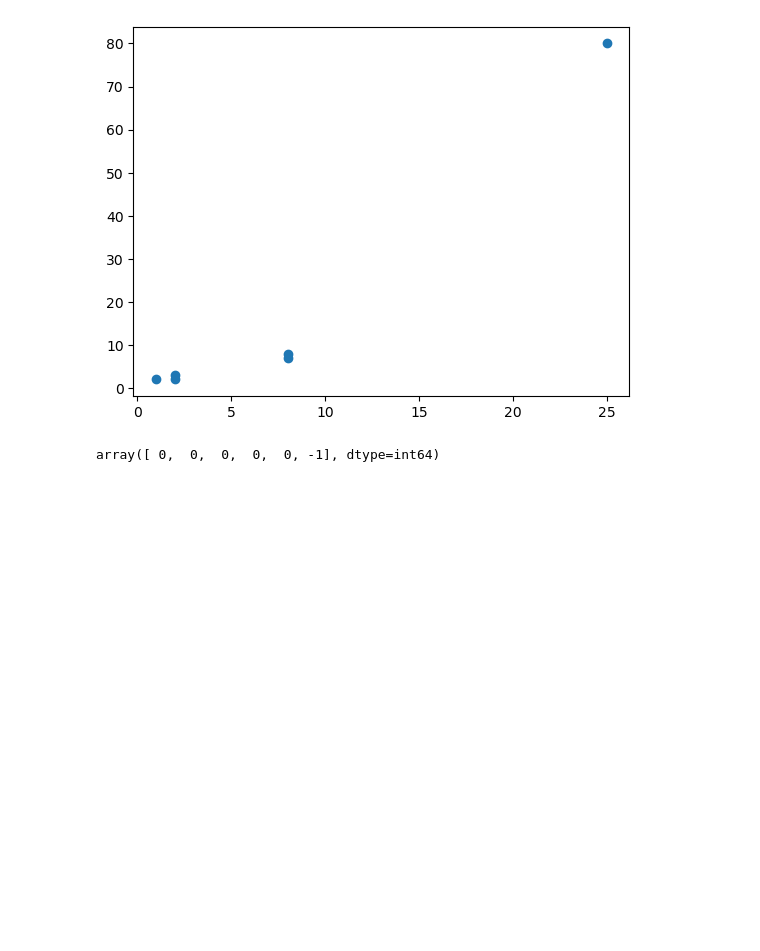
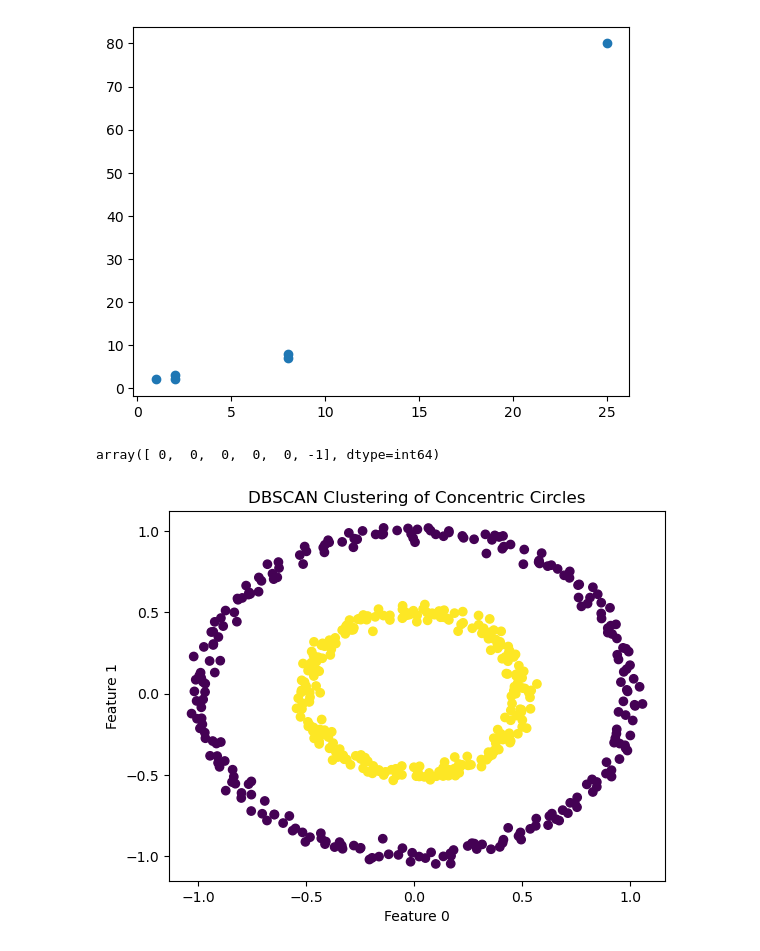
Before and after one commit to uzairafridi00/machine-learning, a Jupyter notebook: ML Step by Step/53_DBSCAN/BSCAN_demo.ipynb, the cells around one changed output. Saved outputs shown, nothing was run; the diff lists cells and outputs as text; code cells hidden in the pictures; blank space fills up the shorter version.

```diff
--- a/ML Step by Step/53_DBSCAN/BSCAN_demo.ipynb
+++ b/ML Step by Step/53_DBSCAN/BSCAN_demo.ipynb
@@ -19,0 +25,16 @@ array([ 0,  0,  0,  0,  0, -1], dtype=int64)
+# %%
+# Create a concentric circle dataset
+X, _ = make_circles(n_samples=500, factor=.5, noise=.03, random_state=4)
+# %%
+# Apply DBSCAN to the dataset
+dbscan = DBSCAN(eps=0.1, min_samples=5)
+clusters = dbscan.fit_predict(X)
+# %%
+# Plotting
+plt.scatter(X[:, 0], X[:, 1], c=clusters, cmap='viridis', marker='o')
+plt.title("DBSCAN Clustering of Concentric Circles")
+plt.xlabel("Feature 0")
+plt.ylabel("Feature 1")
+plt.show()
+# %% [output]
+[figure, added]
```
Also changed, not shown: parts of 1 cell of this notebook.
